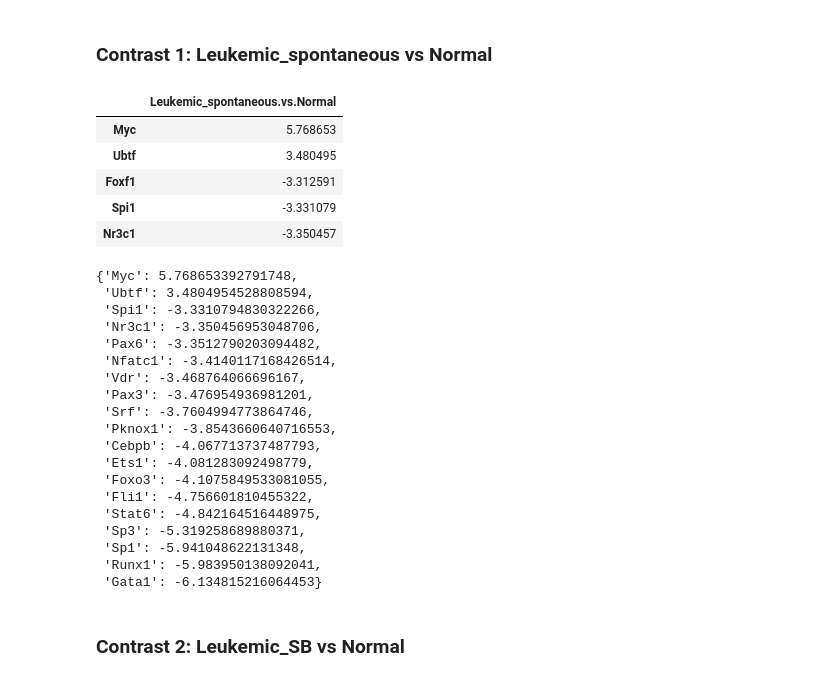
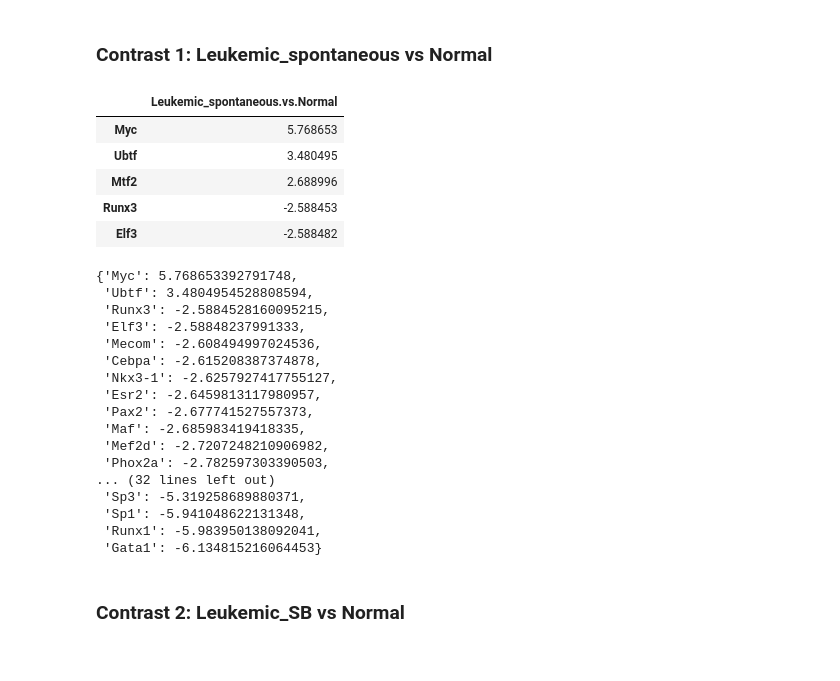
Before and after one commit to saezlab/corneto, a Jupyter notebook: docs/tutorials/contrib/multi_condition_tutorial/multi_condition_carnival.ipynb, the cells around one changed output. Cells and saved outputs as stored; diff of their text form; code cells hidden in the pictures.

```diff
--- a/docs/tutorials/contrib/multi_condition_tutorial/multi_condition_carnival.ipynb
+++ b/docs/tutorials/contrib/multi_condition_tutorial/multi_condition_carnival.ipynb
@@ -436,21 +436,23 @@ G.shape  # nodes, edges
 (4304, 9505)
 # %% [markdown]
 ## Identifying target TFs per condition
+# %%
+max_pval = 0.01
 # %% [markdown]
 ###  Contrast 1: Leukemic_spontaneous vs Normal
 # %%
 # As measurements, we take the estimated TFs, we will filter out TFs with p-val > 0.001
 significant_tfs1 = (
-    tf_acts1[tf_pvals1 <= 0.001].T.dropna().sort_values(by="Leukemic_spontaneous.vs.Normal", ascending=False)
+    tf_acts1[tf_pvals1 <= max_pval].T.dropna().sort_values(by="Leukemic_spontaneous.vs.Normal", ascending=False)
 )
 significant_tfs1.head()
 # %% [output]
 |  | Leukemic_spontaneous.vs.Normal |
 | Myc | 5.768653 |
 | Ubtf | 3.480495 |
-| Foxf1 | -3.312591 |
-| Spi1 | -3.331079 |
-| Nr3c1 | -3.350457 |
+| Mtf2 | 2.688996 |
+| Runx3 | -2.588453 |
+| Elf3 | -2.588482 |
 # %%
 # We keep only the ones in the PKN graph
 measurements1 = significant_tfs1.loc[significant_tfs1.index.intersection(G.V)].to_dict()[
@@ -460,19 +462,17 @@ measurements1
 # %% [output]
 {'Myc': 5.768653392791748,
  'Ubtf': 3.4804954528808594,
- 'Spi1': -3.3310794830322266,
- 'Nr3c1': -3.350456953048706,
- 'Pax6': -3.3512790203094482,
- 'Nfatc1': -3.4140117168426514,
- 'Vdr': -3.468764066696167,
- 'Pax3': -3.476954936981201,
- 'Srf': -3.7604994773864746,
- 'Pknox1': -3.8543660640716553,
- 'Cebpb': -4.067713737487793,
- 'Ets1': -4.081283092498779,
- 'Foxo3': -4.1075849533081055,
- 'Fli1': -4.756601810455322,
- 'Stat6': -4.842164516448975,
+ 'Runx3': -2.5884528160095215,
+ 'Elf3': -2.58848237991333,
+ 'Mecom': -2.608494997024536,
+ 'Cebpa': -2.615208387374878,
+ 'Nkx3-1': -2.6257927417755127,
+ 'Esr2': -2.6459813117980957,
+ 'Pax2': -2.677741527557373,
+ 'Maf': -2.685983419418335,
+ 'Mef2d': -2.7207248210906982,
+ 'Phox2a': -2.782597303390503,
+... (32 lines left out)
  'Sp3': -5.319258689880371,
  'Sp1': -5.941048622131348,
  'Runx1': -5.983950138092041,
```
Also changed, not shown: parts of 26 cells of this notebook.
